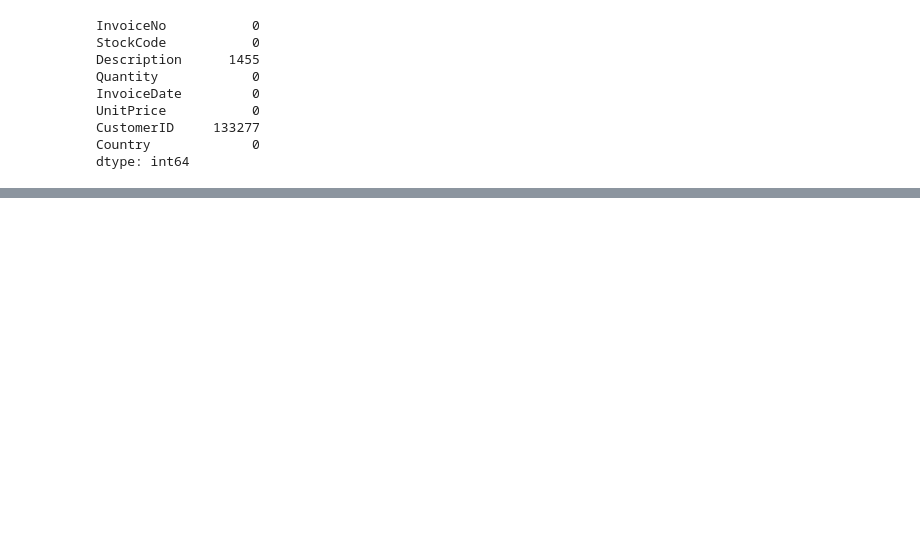
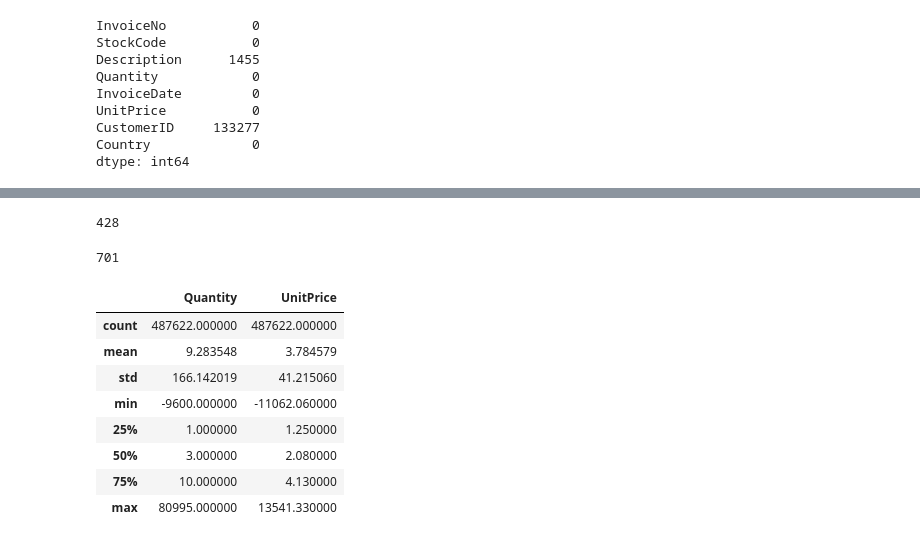
Before and after one commit to w1767/w1767, a Jupyter notebook: Apriori.ipynb, the cells around one changed output, grey strips where cells are left out. Drawn from its saved outputs; the diff is of its cells as text; code cells hidden in the pictures; blank space fills up the shorter version.

```diff
--- a/Apriori.ipynb
+++ b/Apriori.ipynb
@@ -166,0 +225,20 @@ ValueError: ignored
+# %%
+basket_sets['ROUND SNACK BOXES SET OF4 WOODLAND'].sum()
+# %% [output]
+428
+# %%
+basket_sets['SPACEBOY LUNCH BOX'].sum()
+# %% [output]
+701
+# %%
+onl_Rtl_data.describe()
+# %% [output]
+|  | Quantity | UnitPrice |
+| count | 487622.000000 | 487622.000000 |
+| mean | 9.283548 | 3.784579 |
+| std | 166.142019 | 41.215060 |
+| min | -9600.000000 | -11062.060000 |
+| 25% | 1.000000 | 1.250000 |
+| 50% | 3.000000 | 2.080000 |
+| 75% | 10.000000 | 4.130000 |
+| max | 80995.000000 | 13541.330000 |
```
Also changed, not shown: parts of 13 cells of this notebook.
